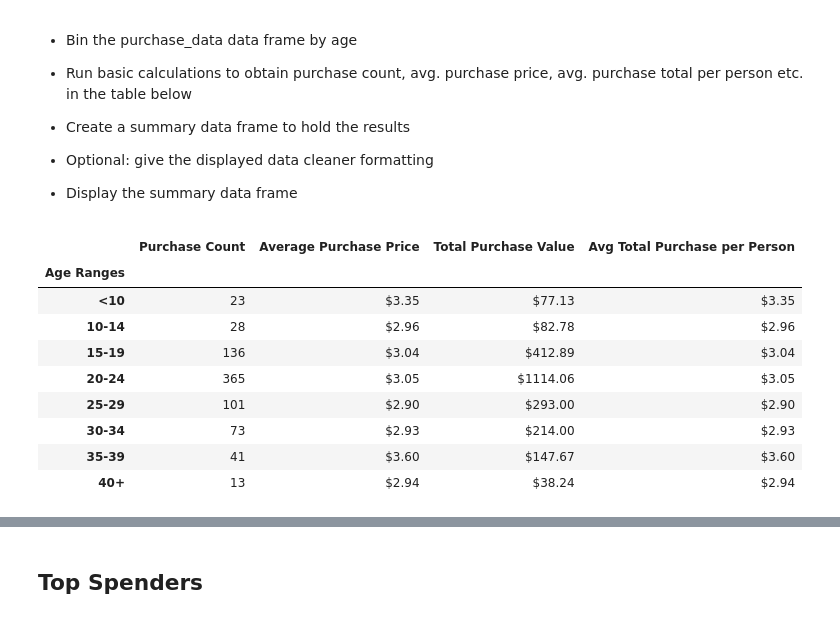
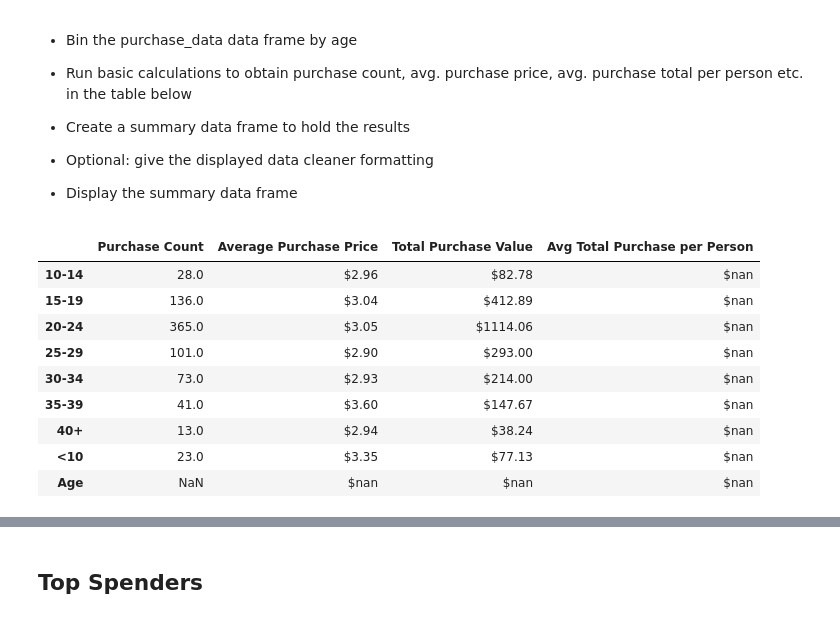
Before and after one commit to carolyan1/Pandas-Challenge, a Jupyter notebook: HeroesOfPymoli/HeroesOfPymoli.ipynb, the cells around one changed output, grey strips where cells are left out. Saved outputs shown, nothing was run; the diff lists cells and outputs as text; code cells hidden in the pictures.

```diff
--- a/HeroesOfPymoli/HeroesOfPymoli.ipynb
+++ b/HeroesOfPymoli/HeroesOfPymoli.ipynb
@@ -219,40 +219,40 @@ age_demographics.sort_index()
 purchase_dup["Age Ranges"] = pd.cut(purchase_dup["Age"], bins, labels=group_name, include_lowest=True)
 
 #Create GroupBy and calculate
 #Calculate total purchase by summing up the prices
 Total_Purchase = purchase_dup.groupby(["Age Ranges"]).sum()["Price"]
 
 #Calculate purchase count by counting Price/SN/or any other elements
 Purchase_count = purchase_dup.groupby(["Age Ranges"]).count()["Price"]
 
 #Calculate Average Purchase Price by dividing total purchase by purchase count
 Ave_Purchase_Price = Total_Purchase/Purchase_count
 
 #Calculate Avg Total Purchase per Person
 #Sort index on total_count_age so that they have the same index
 #total_count_age = total_count_age.sort_index()
-ave_t_person = Total_Purchase/Purchase_count
+ave_t_person = Total_Purchase/total_count_age
 
 
 #Create Dataframe
 PAage = pd.DataFrame({"Purchase Count": Purchase_count,
                      "Average Purchase Price":Ave_Purchase_Price,
                      "Total Purchase Value": Total_Purchase,
                      "Avg Total Purchase per Person":ave_t_person})
 
 #Clear up format
 PAage["Average Purchase Price"] = PAage["Average Purchase Price"].map("${:.2f}".format)
 PAage["Total Purchase Value"] = PAage["Total Purchase Value"].map("${:.2f}".format)
 PAage["Avg Total Purchase per Person"] = PAage["Avg Total Purchase per Person"].map("${:.2f}".format)
 PAage
 # %% [output]
 |  | Purchase Count | Average Purchase Price | Total Purchase Value | Avg Total Purchase per Person |
-| Age Ranges |  |  |  |  |
-| <10 | 23 | $3.35 | $77.13 | $3.35 |
-| 10-14 | 28 | $2.96 | $82.78 | $2.96 |
-| 15-19 | 136 | $3.04 | $412.89 | $3.04 |
-| 20-24 | 365 | $3.05 | $1114.06 | $3.05 |
-| 25-29 | 101 | $2.90 | $293.00 | $2.90 |
-| 30-34 | 73 | $2.93 | $214.00 | $2.93 |
-| 35-39 | 41 | $3.60 | $147.67 | $3.60 |
-| 40+ | 13 | $2.94 | $38.24 | $2.94 |
+| 10-14 | 28.0 | $2.96 | $82.78 | $nan |
+| 15-19 | 136.0 | $3.04 | $412.89 | $nan |
+| 20-24 | 365.0 | $3.05 | $1114.06 | $nan |
+| 25-29 | 101.0 | $2.90 | $293.00 | $nan |
+| 30-34 | 73.0 | $2.93 | $214.00 | $nan |
+| 35-39 | 41.0 | $3.60 | $147.67 | $nan |
+| 40+ | 13.0 | $2.94 | $38.24 | $nan |
+| <10 | 23.0 | $3.35 | $77.13 | $nan |
+| Age | NaN | $nan | $nan | $nan |
```
Also changed, not shown: parts of 4 cells of this notebook, 1 other file.
